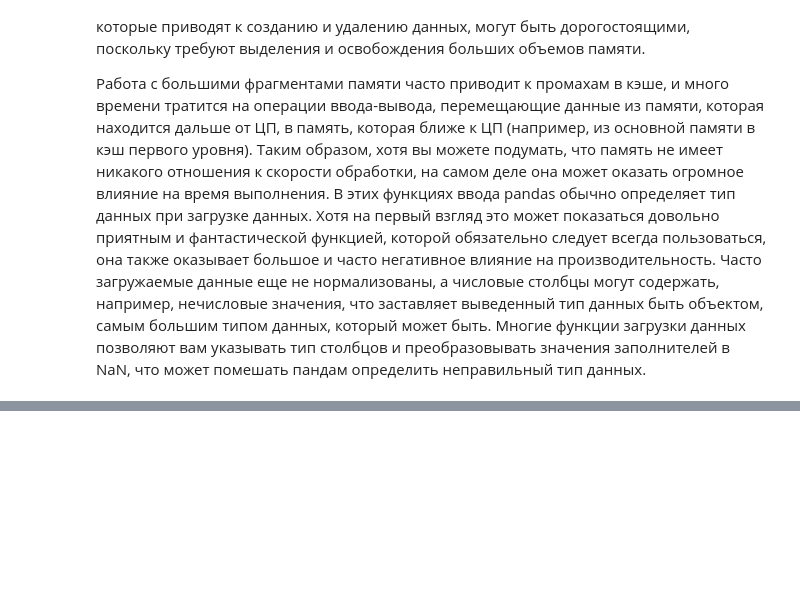
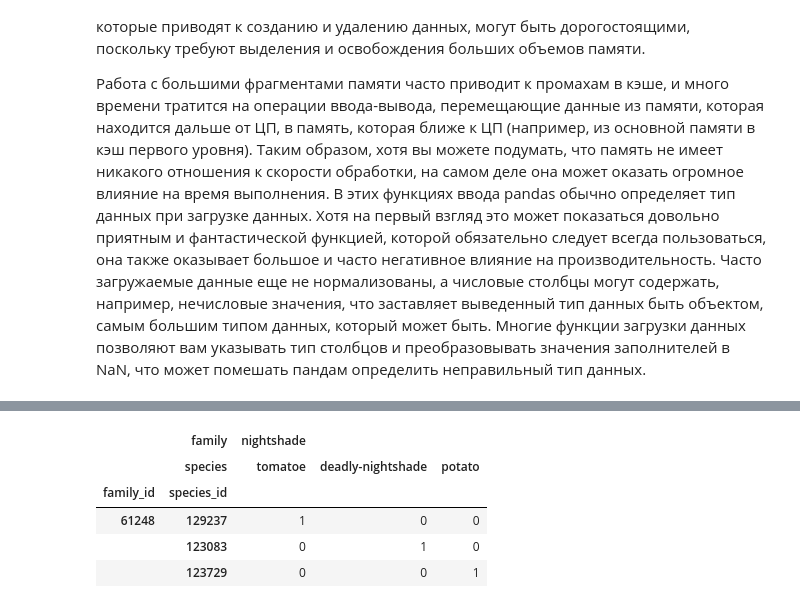
Before and after one commit to 1mmo/data-analysis-handbook, a Jupyter notebook: handbook/Working with data/Pandas.ipynb, the cells around one changed output, grey strips where cells are left out. Cells and saved outputs as stored; diff of their text form; code cells hidden in the pictures; blank space fills up the shorter version.

Commit message:
Some arguments for pd.read_csv function

```diff
--- a/handbook/Working with data/Pandas.ipynb
+++ b/handbook/Working with data/Pandas.ipynb
@@ -2248,0 +2356,20 @@ restaurants_inspections
+# %%
+data = io.StringIO(
+    """
+    family,,nightshade,nightshade,nightshade
+    species,,tomatoe,deadly-nightshade,potato
+    family_id,species_id,,,
+    61248,129237,1,0,0
+    61248,123083,0,1,0
+    61248,123729,0,0,1
+    """
+)
+# %%
+pd.read_csv(data, header=[0, 1], index_col=[0, 1])
+# %% [output]
+|  | family | nightshade |  |  |
+|  | species | tomatoe | deadly-nightshade | potato |
+| family_id | species_id |  |  |  |
+| 61248 | 129237 | 1 | 0 | 0 |
+|  | 123083 | 0 | 1 | 0 |
+|  | 123729 | 0 | 0 | 1 |
```
Also changed, not shown: parts of 26 cells of this notebook.
